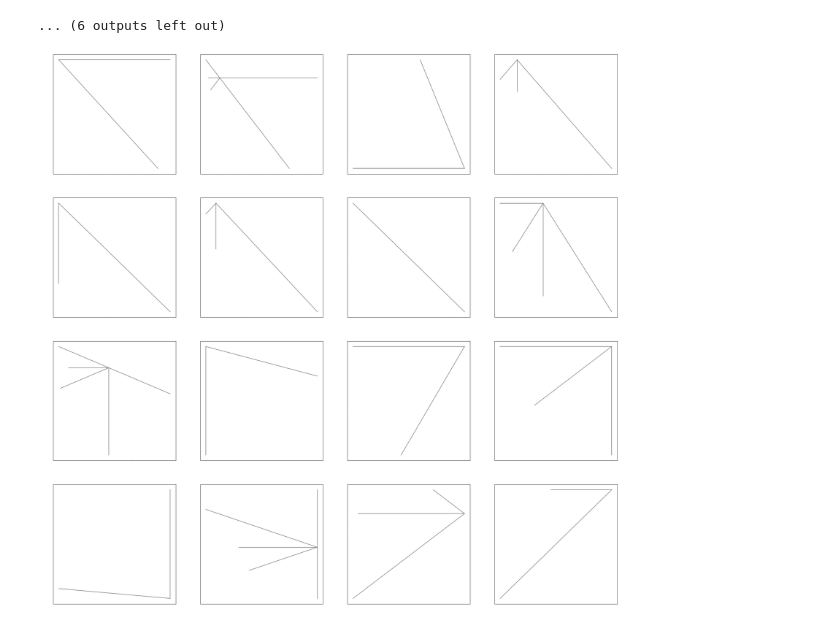
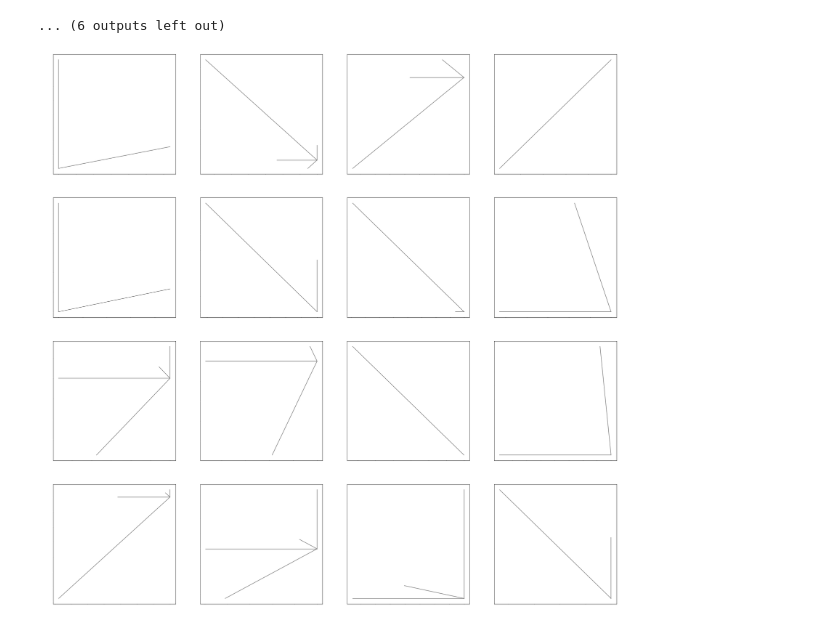
Before and after one commit to Miro001/advanced-computer-vision, a Jupyter notebook: 2.SIFT - filtering_orientation_descriptor.ipynb, the cells around one changed output. Drawn from its saved outputs; the diff is of its cells as text; code cells hidden in the pictures.

```diff
--- a/2.SIFT - filtering_orientation_descriptor.ipynb
+++ b/2.SIFT - filtering_orientation_descriptor.ipynb
@@ -212,18 +212,19 @@ for r, c in zip(rr,cc):
 # %%
 theta = np.linspace(0, 360, 9)
 it = 0
 fig, axs = plt.subplots(4, 4)
 fig.set_size_inches((30,30))
-descriptor  = descriptors[5]
+descriptor  = descriptors[7]
 for x in range(16):
     panel = descriptor[x]
     for i in range(len(panel)):
 
-        r = np.sqrt(panel[i]) # circle radius
+        r = panel[i]
 
         x1 = r * np.cos(np.deg2rad(theta[i]))
         x2 = r * np.sin(np.deg2rad(theta[i]))
 
         axs[x//4,x%4].plot((0, x1), (0, x2), color='gray')
+# D.U. Vygenerovat  SIFT features pre lubovolny bod
 # %% [output]
-[figure, old version]
+[figure, new version]
```
Also changed, not shown: parts of 1 cell of this notebook, 3 other files.
